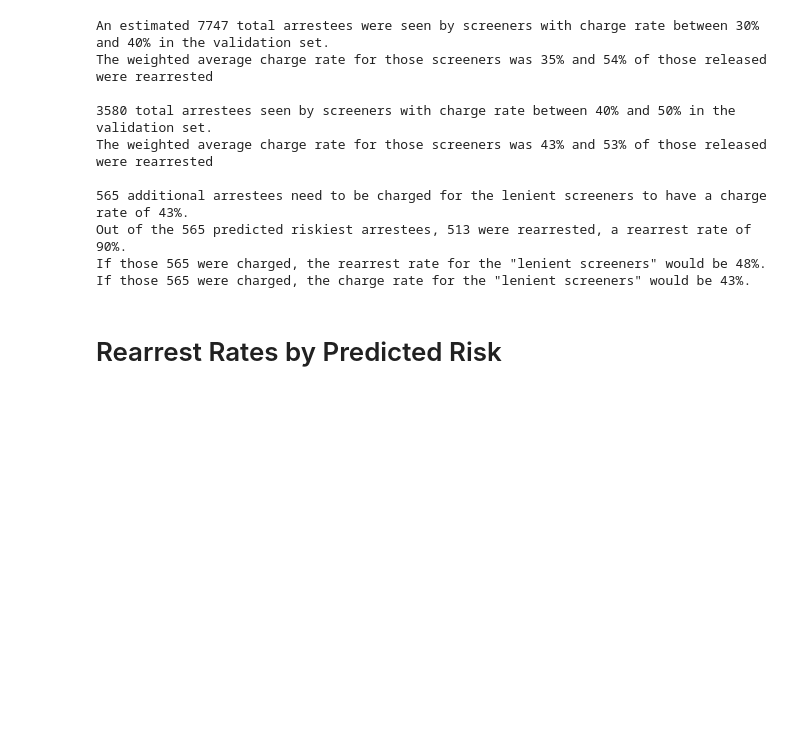
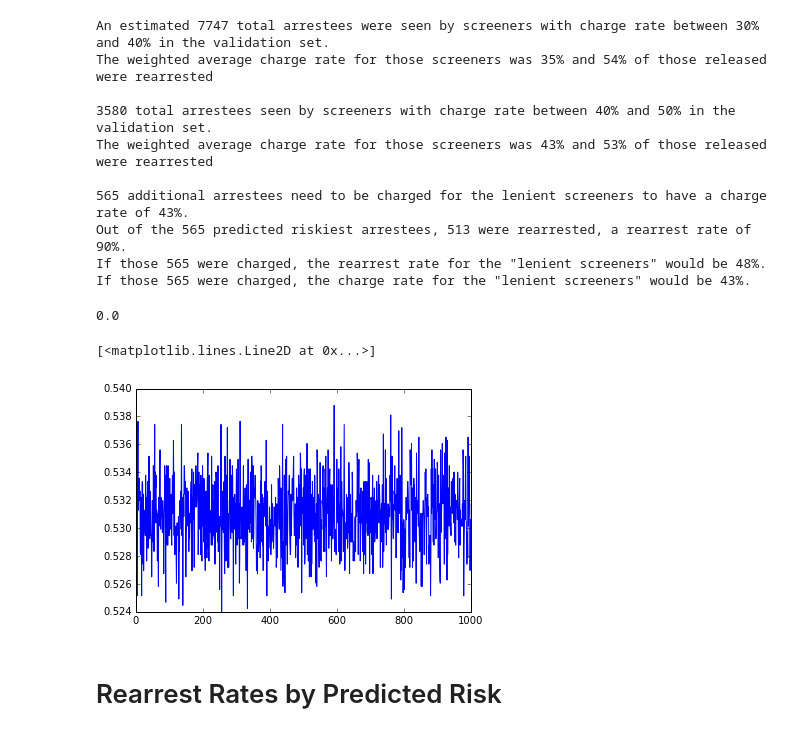
Before and after one commit to da1933/NODA, a Jupyter notebook: Risk.ipynb, the cells around one changed output. Saved outputs shown, nothing was run; the diff lists cells and outputs as text; code cells hidden in the pictures; blank space fills up the shorter version.

Commit message:
Added permutation test

```diff
--- a/Risk.ipynb
+++ b/Risk.ipynb
@@ -144,6 +144,26 @@ The weighted average charge rate for those screeners was 43% and 53% of those re
 Out of the 565 predicted riskiest arrestees, 513 were rearrested, a rearrest rate of 90%.
 If those 565 were charged, the rearrest rate for the "lenient screeners" would be 48%.
 If those 565 were charged, the charge rate for the "lenient screeners" would be 43%.
+# %%
+def get_p_value(threshold, n=1000):
+    rearrest_rates = np.zeros(n)
+    for i in range(n):
+        lenient_rand = lenient.reindex(np.random.permutation(lenient.index))
+        rearrest_rates[i] = (lenient['REARREST'].sum()-lenient_rand[:target_chrgs]['REARREST'].sum())/\
+                        (tot_cases_len*(1-len_chrg_rate)-target_chrgs)
+    p_value = len(rearrest_rates[rearrest_rates<=threshold])/n
+    return p_value, rearrest_rates
+# %%
+p_value, rearrest_rates_rand = get_p_value(.49, n=1000)
+# %%
+p_value
+# %% [output]
+0.0
+# %%
+plt.plot(rearrest_rates_rand)
+# %% [output]
+[<matplotlib.lines.Line2D at 0x...>]
+[figure, added]
 # %% [markdown]
 # Rearrest Rates by Predicted Risk
 # %%
```
Also changed, not shown: parts of 2 cells of this notebook.
